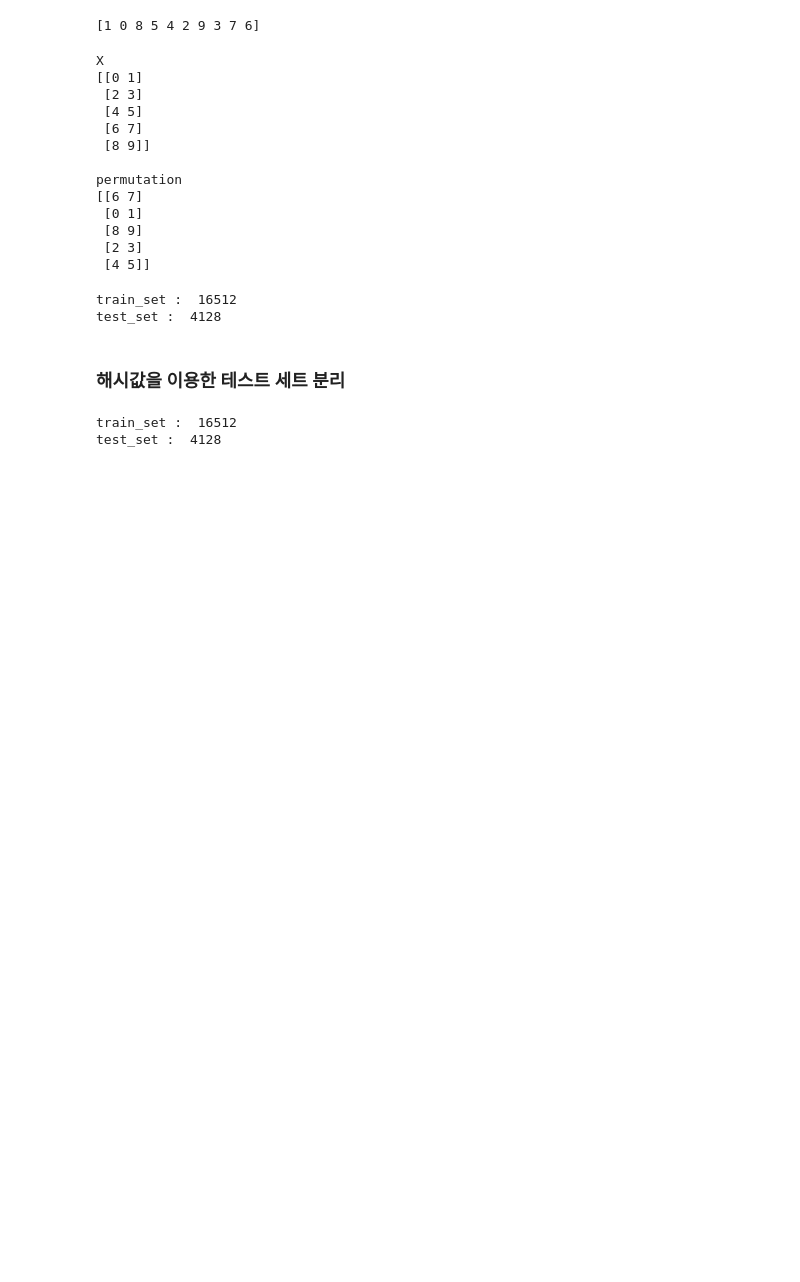
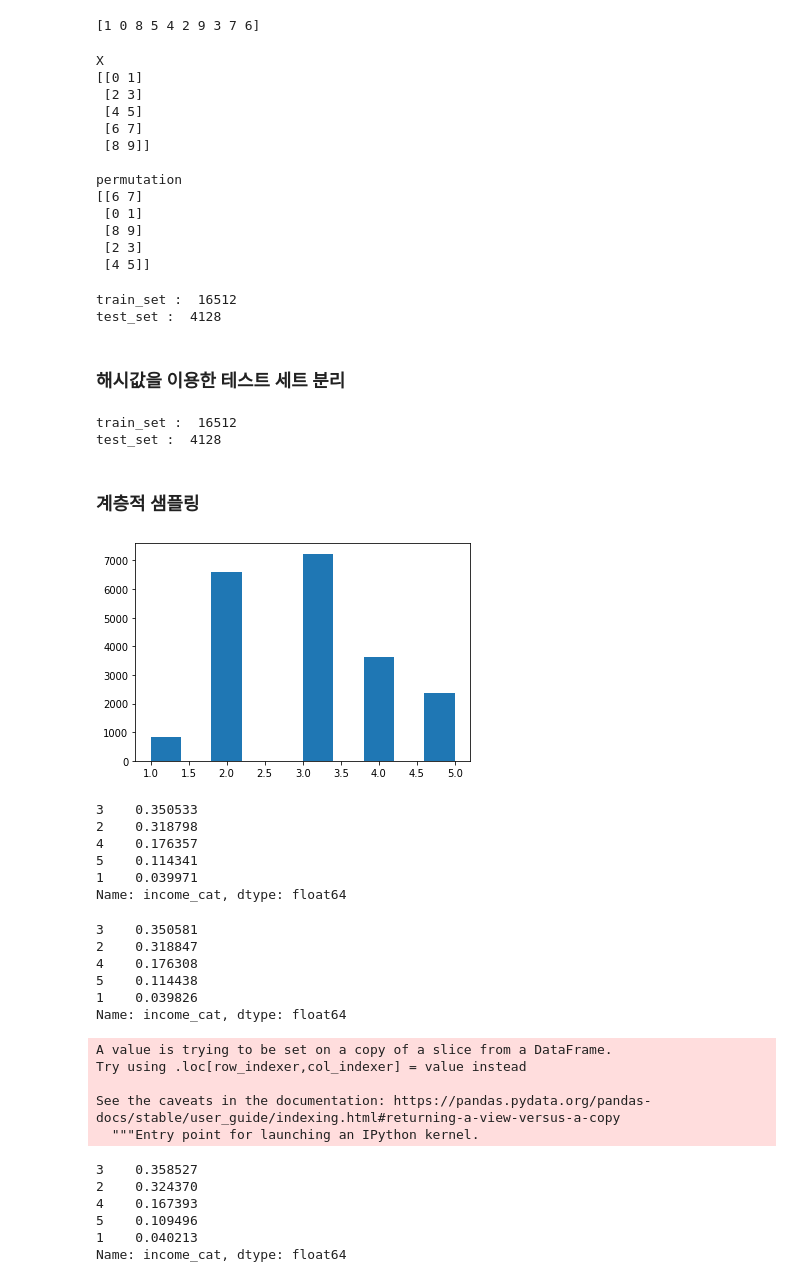
Before and after one commit to nonsiganl007/Hands_On_ML, a Jupyter notebook: Hands_On_Chap2.ipynb, the cells around one changed output. Saved outputs shown, nothing was run; the diff lists cells and outputs as text; code cells hidden in the pictures; blank space fills up the shorter version.

```diff
--- a/Hands_On_Chap2.ipynb
+++ b/Hands_On_Chap2.ipynb
@@ -210,3 +211,18 @@ print('train_set : ', len(train_set) , '\n' 'test_set : ', len(test_set))
 # %% [output]
 train_set :  16512
 test_set :  4128
+# %% [markdown]
+### 계층적 샘플링
+# %%
+## 중간 소득을 5개의 카테고리 소득 카테고리 특성을 만든다.
+## 1 : 0 ~ 1.5($15,000이하)
+## 2 : 1.5 ~ 3
+## 3 : 3 ~ 4.5
+## 4 : 4.5 ~ 6
+## 5 : 6 ~ inf
+housing['income_cat'] = pd.cut(housing['median_income'], bins = [0.,1.5,3.0,4.5,6.,np.inf], labels = [1,2,3,4,5])
+# %%
+housing['income_cat'].hist()
+plt.grid(False) ## grid 지우는 함수
+# %% [output]
+[figure, added]
@@ -212,0 +237,38 @@ test_set :  4128
+# %%
+## 테스트 세트에서 소득 카테고리의 비율을 확인
+hierarchical_data = strat_test_set['income_cat'].value_counts()/len(strat_test_set)
+hierarchical_data
+# %% [output]
+3    0.350533
+2    0.318798
+4    0.176357
+5    0.114341
+1    0.039971
+Name: income_cat, dtype: float64
+# %%
+
+total_data = housing['income_cat'].value_counts()/len(housing['income_cat'])
+# %% [output]
+3    0.350581
+2    0.318847
+4    0.176308
+5    0.114438
+1    0.039826
+Name: income_cat, dtype: float64
+# %%
+test_set['income_cat'] = pd.cut(housing['median_income'], bins = [0.,1.5,3.0,4.5,6.,np.inf], labels = [1,2,3,4,5])
+# %% [output]
+A value is trying to be set on a copy of a slice from a DataFrame.
+Try using .loc[row_indexer,col_indexer] = value instead
+
+See the caveats in the documentation: https://pandas.pydata.org/pandas-docs/stable/user_guide/indexing.html#returning-a-view-versus-a-copy
+  """Entry point for launching an IPython kernel.
+# %%
+random_data = test_set['income_cat'].value_counts()/len(test_set['income_cat'])
+# %% [output]
+3    0.358527
+2    0.324370
+4    0.167393
+5    0.109496
+1    0.040213
+Name: income_cat, dtype: float64
```
Also changed, not shown: parts of 5 cells of this notebook.
